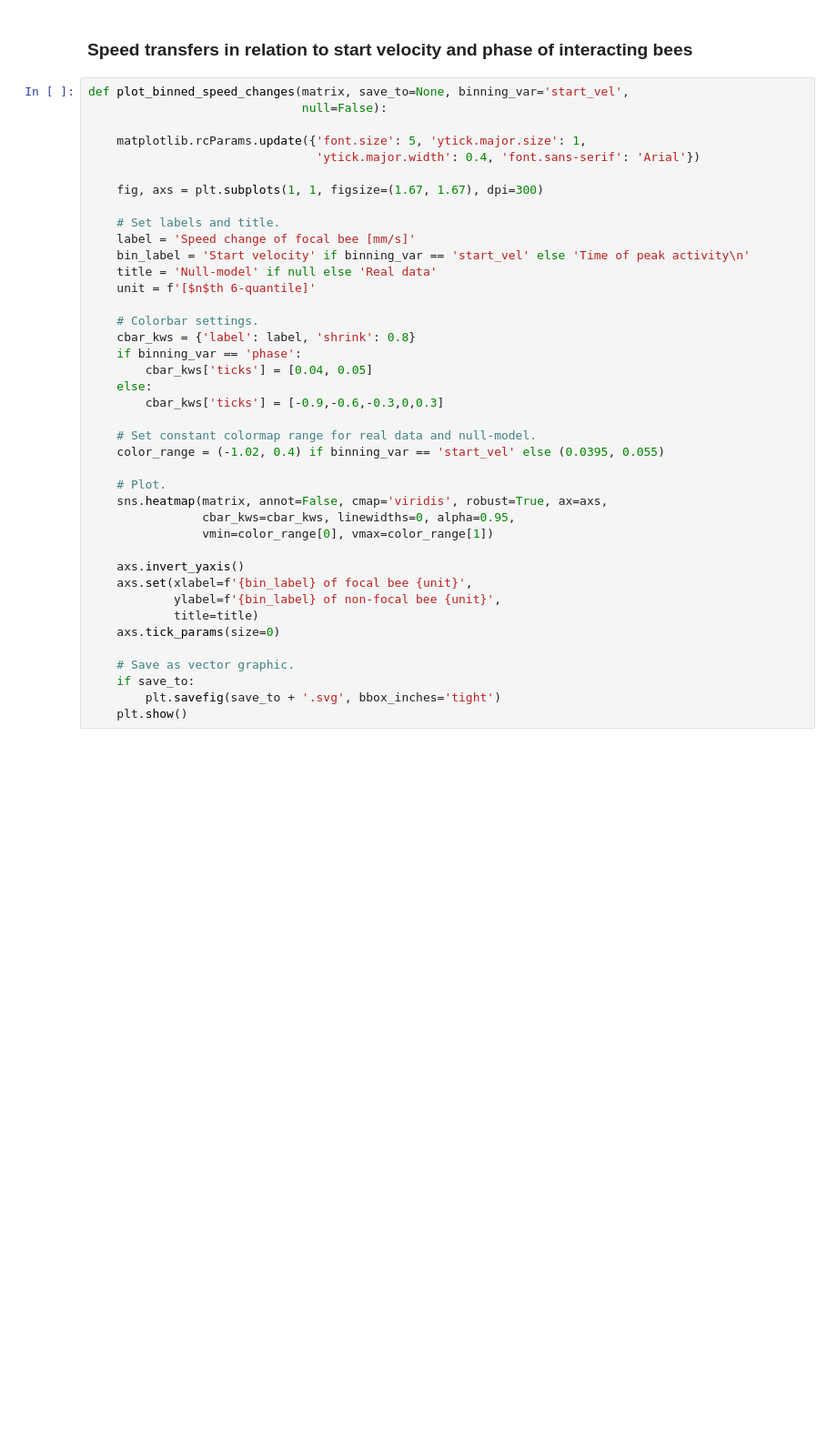
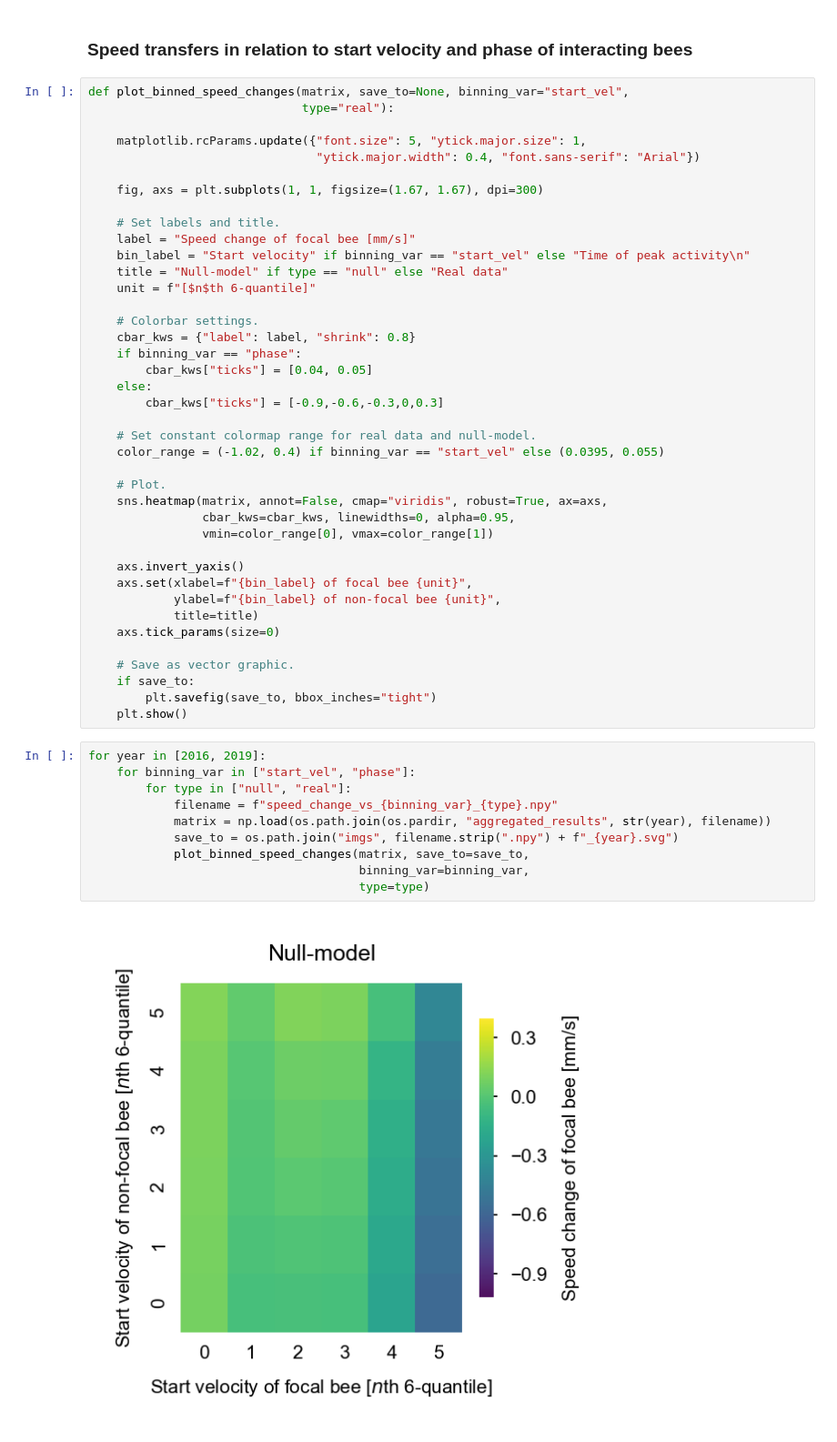
Before and after one commit to BioroboticsLab/speedtransfer, a Jupyter notebook: figures/figure_panel_2.ipynb, the cells around one changed output. Shown at 91% size. Cells and saved outputs as stored; diff of their text form; blank space fills up the shorter version.

Commit message:
added figure 5 and 6 code and images

```diff
--- a/figures/figure_panel_2.ipynb
+++ b/figures/figure_panel_2.ipynb
@@ -15,42 +15,54 @@ if not os.path.exists('imgs'):
 # %% [markdown]
 ### Speed transfers in relation to start velocity and phase of interacting bees
 # %%
-def plot_binned_speed_changes(matrix, save_to=None, binning_var='start_vel',
-                              null=False):
+def plot_binned_speed_changes(matrix, save_to=None, binning_var="start_vel",
+                              type="real"):
 
-    matplotlib.rcParams.update({'font.size': 5, 'ytick.major.size': 1,
-                                'ytick.major.width': 0.4, 'font.sans-serif': 'Arial'})
+    matplotlib.rcParams.update({"font.size": 5, "ytick.major.size": 1,
+                                "ytick.major.width": 0.4, "font.sans-serif": "Arial"})
 
     fig, axs = plt.subplots(1, 1, figsize=(1.67, 1.67), dpi=300)
 
     # Set labels and title.
-    label = 'Speed change of focal bee [mm/s]'
-    bin_label = 'Start velocity' if binning_var == 'start_vel' else 'Time of peak activity\n'
-    title = 'Null-model' if null else 'Real data'
-    unit = f'[$n$th 6-quantile]'
+    label = "Speed change of focal bee [mm/s]"
+    bin_label = "Start velocity" if binning_var == "start_vel" else "Time of peak activity\n"
+    title = "Null-model" if type == "null" else "Real data"
+    unit = f"[$n$th 6-quantile]"
 
     # Colorbar settings.
-    cbar_kws = {'label': label, 'shrink': 0.8}
-    if binning_var == 'phase':
-        cbar_kws['ticks'] = [0.04, 0.05]
+    cbar_kws = {"label": label, "shrink": 0.8}
+    if binning_var == "phase":
+        cbar_kws["ticks"] = [0.04, 0.05]
     else:
-        cbar_kws['ticks'] = [-0.9,-0.6,-0.3,0,0.3]
+        cbar_kws["ticks"] = [-0.9,-0.6,-0.3,0,0.3]
 
     # Set constant colormap range for real data and null-model.
-    color_range = (-1.02, 0.4) if binning_var == 'start_vel' else (0.0395, 0.055)
+    color_range = (-1.02, 0.4) if binning_var == "start_vel" else (0.0395, 0.055)
 
     # Plot.
-    sns.heatmap(matrix, annot=False, cmap='viridis', robust=True, ax=axs,
+    sns.heatmap(matrix, annot=False, cmap="viridis", robust=True, ax=axs,
                 cbar_kws=cbar_kws, linewidths=0, alpha=0.95,
                 vmin=color_range[0], vmax=color_range[1])
 
     axs.invert_yaxis()
-    axs.set(xlabel=f'{bin_label} of focal bee {unit}',
-            ylabel=f'{bin_label} of non-focal bee {unit}',
+    axs.set(xlabel=f"{bin_label} of focal bee {unit}",
+            ylabel=f"{bin_label} of non-focal bee {unit}",
             title=title)
     axs.tick_params(size=0)
 
     # Save as vector graphic.
     if save_to:
-        plt.savefig(save_to + '.svg', bbox_inches='tight')
+        plt.savefig(save_to, bbox_inches="tight")
     plt.show()
+# %%
+for year in [2016, 2019]:
+    for binning_var in ["start_vel", "phase"]:
+        for type in ["null", "real"]:
+            filename = f"speed_change_vs_{binning_var}_{type}.npy"
+            matrix = np.load(os.path.join(os.pardir, "aggregated_results", str(year), filename))
+            save_to = os.path.join("imgs", filename.strip(".npy") + f"_{year}.svg")
+            plot_binned_speed_changes(matrix, save_to=save_to,
+                                      binning_var=binning_var,
+                                      type=type)
+# %% [output]
+[figure, added]
```
Also changed, not shown: parts of 5 cells of this notebook, 21 other files.
